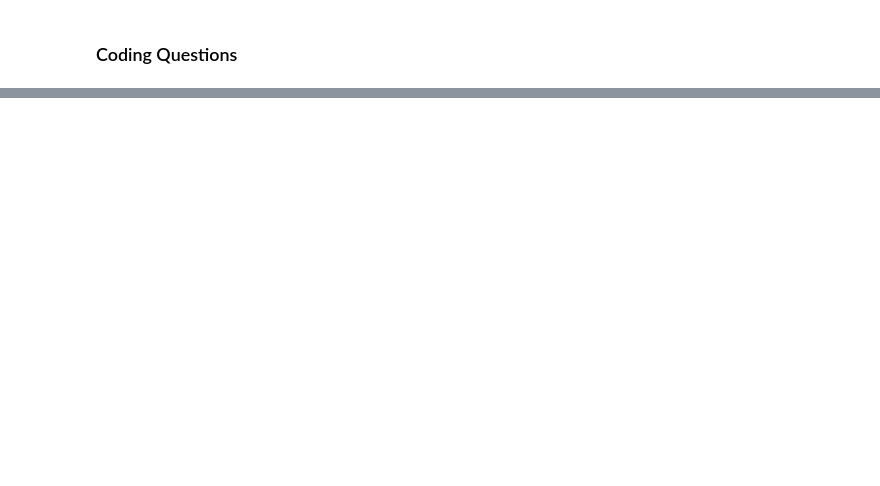
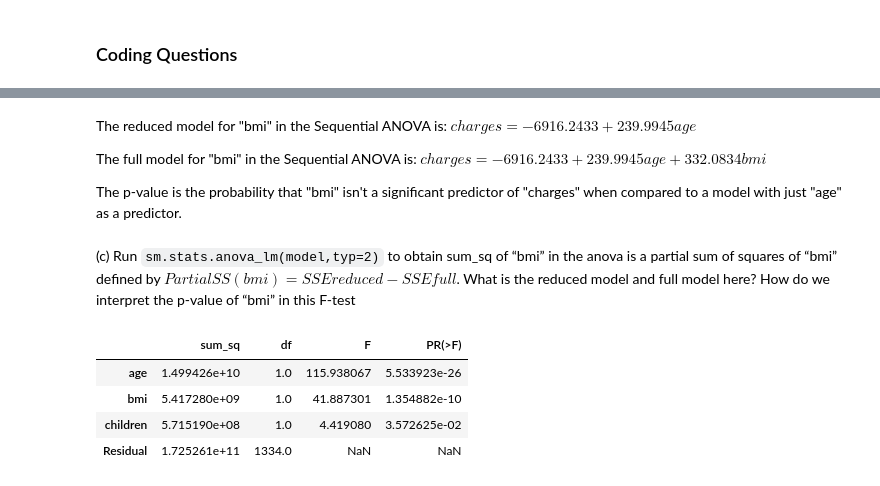
Before and after one commit to Branflakes333/linear_regression, a Jupyter notebook: HW/HW3/HW3.ipynb, the cells around one changed output, grey strips where cells are left out. Cells and saved outputs as stored; diff of their text form; code cells hidden in the pictures; blank space fills up the shorter version.

```diff
--- a/HW/HW3/HW3.ipynb
+++ b/HW/HW3/HW3.ipynb
@@ -62,0 +148,17 @@ by the method of least squares when it is known that $\beta_2=4$. How can the an
+# %% [markdown]
+The reduced model for "bmi" in the Sequential ANOVA is: $charges = -6916.2433 + 239.9945age$
+
+The full model for "bmi" in the Sequential ANOVA is: $charges = -6916.2433 + 239.9945age + 332.0834bmi$
+
+The p-value is the probability that "bmi" isn't a significant predictor of "charges" when compared to a model with just "age" as a predictor.
+# %% [markdown]
+(c) Run `sm.stats.anova_lm(model,typ=2)` to obtain sum_sq of “bmi” in the anova is a partial sum of squares of “bmi” defined by $PartialSS(bmi) = SSEreduced −SSEfull$.
+What is the reduced model and full model here? How do we interpret the p-value of “bmi” in this F-test
+# %%
+sm.stats.anova_lm(model,typ=2)
+# %% [output]
+|  | sum_sq | df | F | PR(>F) |
+| age | 1.499426e+10 | 1.0 | 115.938067 | 5.533923e-26 |
+| bmi | 5.417280e+09 | 1.0 | 41.887301 | 1.354882e-10 |
+| children | 5.715190e+08 | 1.0 | 4.419080 | 3.572625e-02 |
+| Residual | 1.725261e+11 | 1334.0 | NaN | NaN |
```
Also changed, not shown: parts of 23 cells of this notebook.
